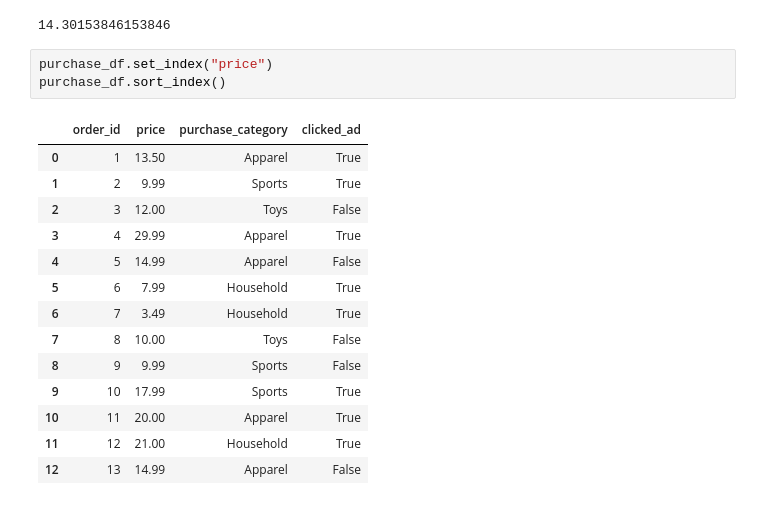
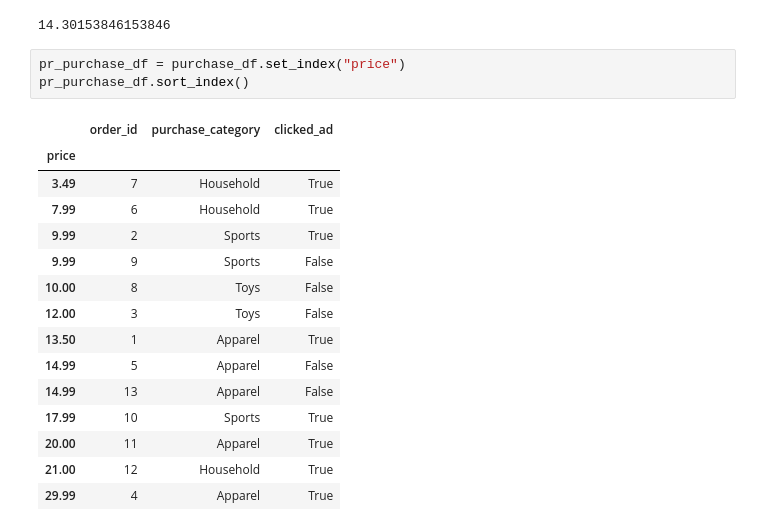
Before and after one commit to apakuki/FinTechBC-ClassActivity, a Jupyter notebook: df_exercise.ipynb, the cells around one changed output. Cells and saved outputs as stored; diff of their text form.

```diff
--- a/df_exercise.ipynb
+++ b/df_exercise.ipynb
@@ -141,20 +141,21 @@ purchase_df["price"].mean()
 # %% [output]
 14.30153846153846
 # %%
-purchase_df.set_index("price")
-purchase_df.sort_index()
+pr_purchase_df = purchase_df.set_index("price")
+pr_purchase_df.sort_index()
 # %% [output]
-|  | order_id | price | purchase_category | clicked_ad |
-| 0 | 1 | 13.50 | Apparel | True |
-| 1 | 2 | 9.99 | Sports | True |
-| 2 | 3 | 12.00 | Toys | False |
-| 3 | 4 | 29.99 | Apparel | True |
-| 4 | 5 | 14.99 | Apparel | False |
-| 5 | 6 | 7.99 | Household | True |
-| 6 | 7 | 3.49 | Household | True |
-| 7 | 8 | 10.00 | Toys | False |
-| 8 | 9 | 9.99 | Sports | False |
-| 9 | 10 | 17.99 | Sports | True |
-| 10 | 11 | 20.00 | Apparel | True |
-| 11 | 12 | 21.00 | Household | True |
-| 12 | 13 | 14.99 | Apparel | False |
+|  | order_id | purchase_category | clicked_ad |
+| price |  |  |  |
+| 3.49 | 7 | Household | True |
+| 7.99 | 6 | Household | True |
+| 9.99 | 2 | Sports | True |
+| 9.99 | 9 | Sports | False |
+| 10.00 | 8 | Toys | False |
+| 12.00 | 3 | Toys | False |
+| 13.50 | 1 | Apparel | True |
+| 14.99 | 5 | Apparel | False |
+| 14.99 | 13 | Apparel | False |
+| 17.99 | 10 | Sports | True |
+| 20.00 | 11 | Apparel | True |
+| 21.00 | 12 | Household | True |
+| 29.99 | 4 | Apparel | True |
```
Also changed, not shown: parts of 20 cells of this notebook.
